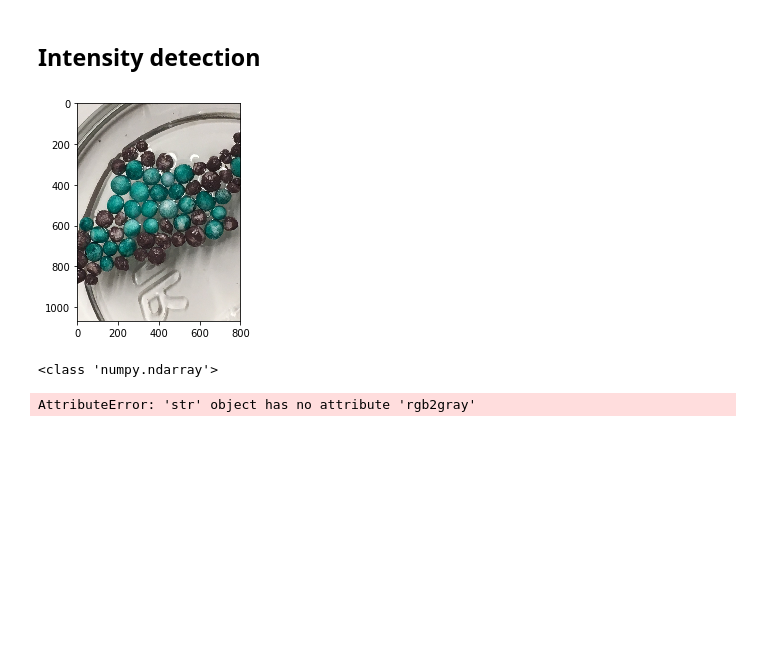
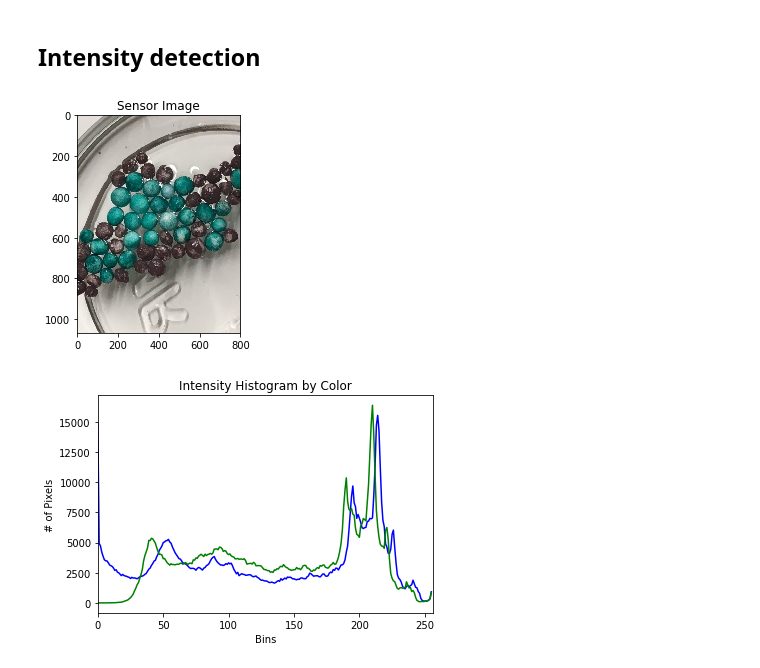
Before and after one commit to JustinShenk/bio-me, a Jupyter notebook: ImageAnalysis.ipynb, the cells around one changed output. Cells and saved outputs as stored; diff of their text form; code cells hidden in the pictures; blank space fills up the shorter version.

Commit message:
Ad histogramp update

```diff
--- a/ImageAnalysis.ipynb
+++ b/ImageAnalysis.ipynb
@@ -23,42 +23,42 @@ cvimage = cv2.imread('bacteria.jpg')
 # image_bgr = img_as_float(cvimage)
 image_rgb = cv2.cvtColor(cvimage,cv2.COLOR_BGR2RGB)
 plt.imshow(image_rgb)
+plt.title("Sensor Image")
 plt.show()
 
 # grab the image channels, initialize the tuple of colors,
 # the figure and the flattened feature vector
 chans = cv2.split(image_rgb)
-colors = ("b", "g", "r")
+colors = ("b", "g")
 plt.figure()
-plt.title("'Flattened' Color Histogram")
+plt.title("Intensity Histogram by Color")
 plt.xlabel("Bins")
 plt.ylabel("# of Pixels")
 features = []
 
 # loop over the image channels
 for (chan, color) in zip(chans, colors):
 	# create a histogram for the current channel and
 	# concatenate the resulting histograms for each
 	# channel
 	hist = cv2.calcHist([chan], [0], None, [256], [0, 256])
 	features.extend(hist)
 
 	# plot the histogram
 	plt.plot(hist, color = color)
 	plt.xlim([0, 256])
 
+plt.show()
 # here we are simply showing the dimensionality of the
 # flattened color histogram 256 bins for each channel
 # x 3 channels = 768 total values -- in practice, we would
 # normally not use 256 bins for each channel, a choice
 # between 32-96 bins are normally used, but this tends
 # to be application dependent
-print(type(image_rgb))
-image_gray = color.rgb2gray(image_rgb)
+image_gray = cv2.cvtColor(image_rgb,cv2.COLOR_RGB2GRAY)
 # image_gray = cv2.convertScaleAbs(image_gray)
-plt.imshow(image_gray)
-plt.show()
+# plt.imshow(image_gray)
+# plt.show()
 # %% [output]
-[figure, old version]
+[figure, new version]
-<class 'numpy.ndarray'>
-AttributeError: 'str' object has no attribute 'rgb2gray'
+[figure, added]
```
